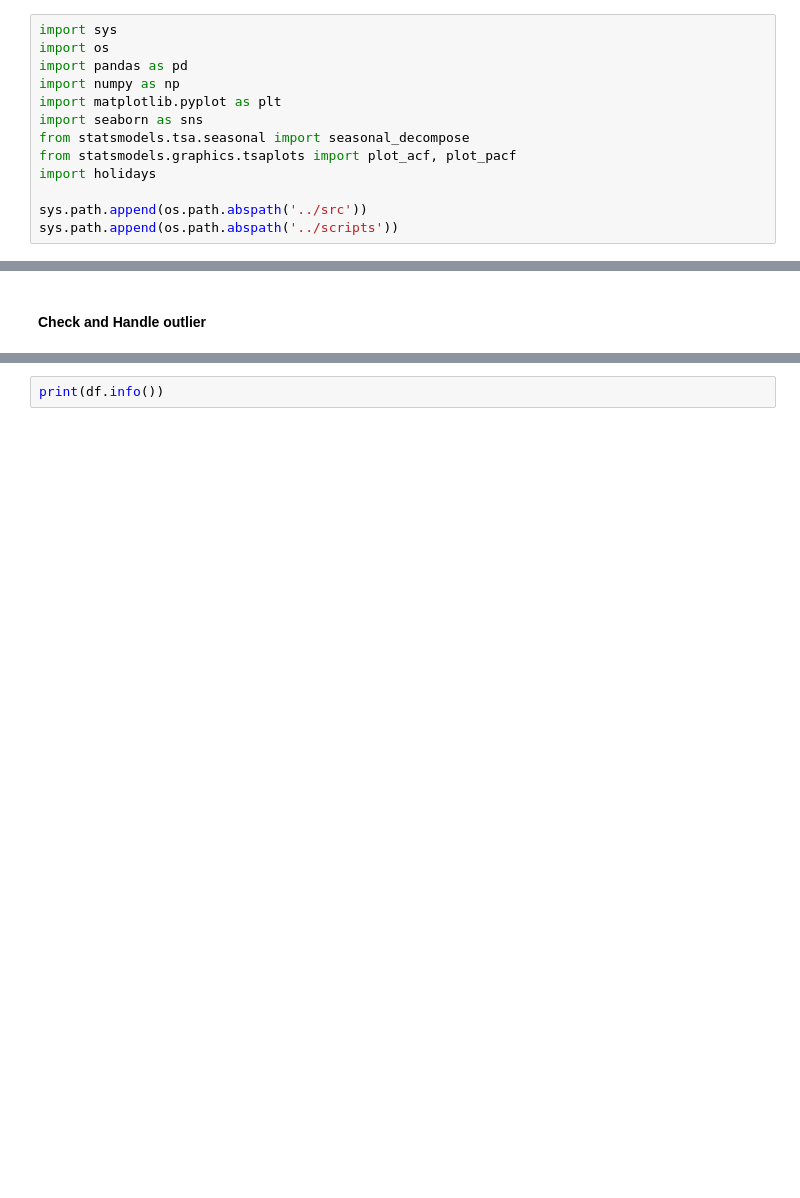
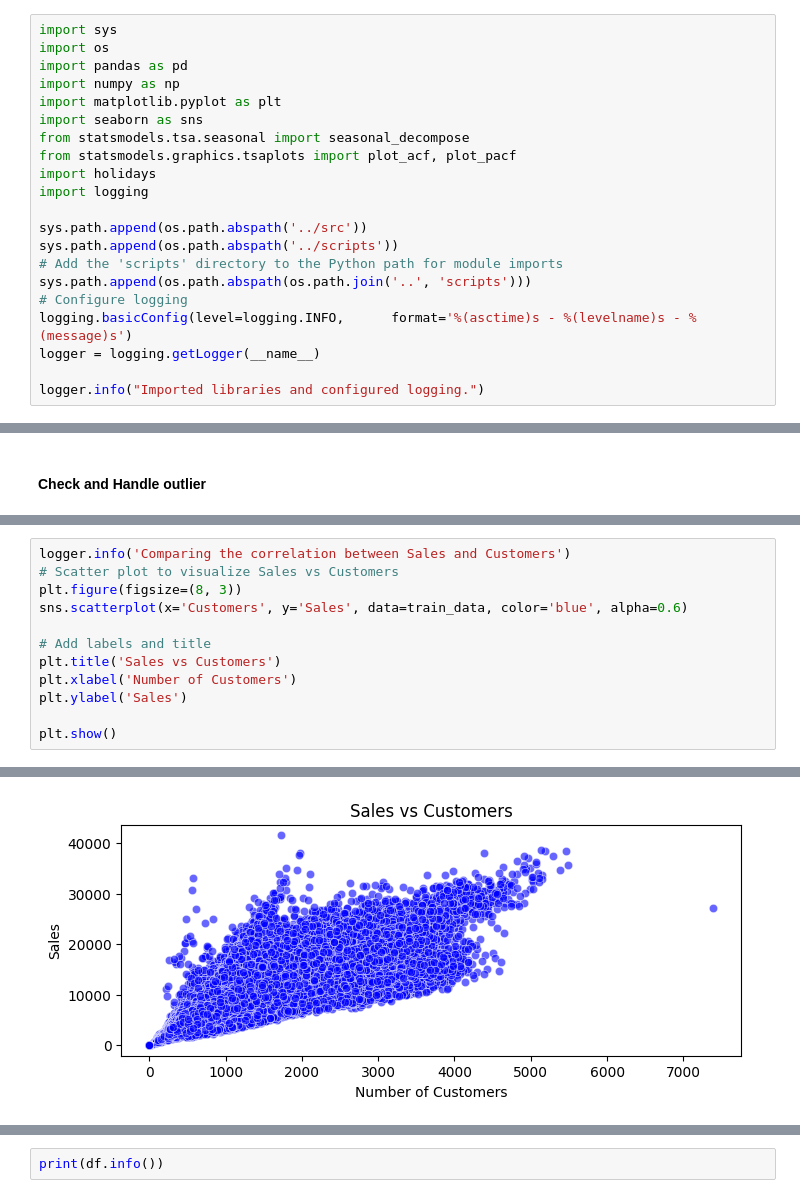
Before and after one commit to Temesgenasmamaw/Week_04, a Jupyter notebook: notebooks/EDA.ipynb, the cells around one changed output, grey strips where cells are left out. Saved outputs shown, nothing was run; the diff lists cells and outputs as text; blank space fills up the shorter version.

```diff
--- a/notebooks/EDA.ipynb
+++ b/notebooks/EDA.ipynb
@@ -8,6 +8,14 @@ import seaborn as sns
 from statsmodels.tsa.seasonal import seasonal_decompose
 from statsmodels.graphics.tsaplots import plot_acf, plot_pacf
 import holidays
+import logging
 
 sys.path.append(os.path.abspath('../src'))
 sys.path.append(os.path.abspath('../scripts'))
+# Add the 'scripts' directory to the Python path for module imports
+sys.path.append(os.path.abspath(os.path.join('..', 'scripts')))
+# Configure logging
+logging.basicConfig(level=logging.INFO,      format='%(asctime)s - %(levelname)s - %(message)s')
+logger = logging.getLogger(__name__)
+
+logger.info("Imported libraries and configured logging.")
@@ -198,0 +416,13 @@ dtype: int64
+# %%
+logger.info('Comparing the correlation between Sales and Customers')
+# Scatter plot to visualize Sales vs Customers
+plt.figure(figsize=(8, 3))
+sns.scatterplot(x='Customers', y='Sales', data=train_data, color='blue', alpha=0.6)
+
+# Add labels and title
+plt.title('Sales vs Customers')
+plt.xlabel('Number of Customers')
+plt.ylabel('Sales')
+
+plt.show()
+# %% [output]
@@ -198,0 +430 @@ dtype: int64
+[figure, added]
```
Also changed, not shown: parts of 45 cells of this notebook, 5 other files.
